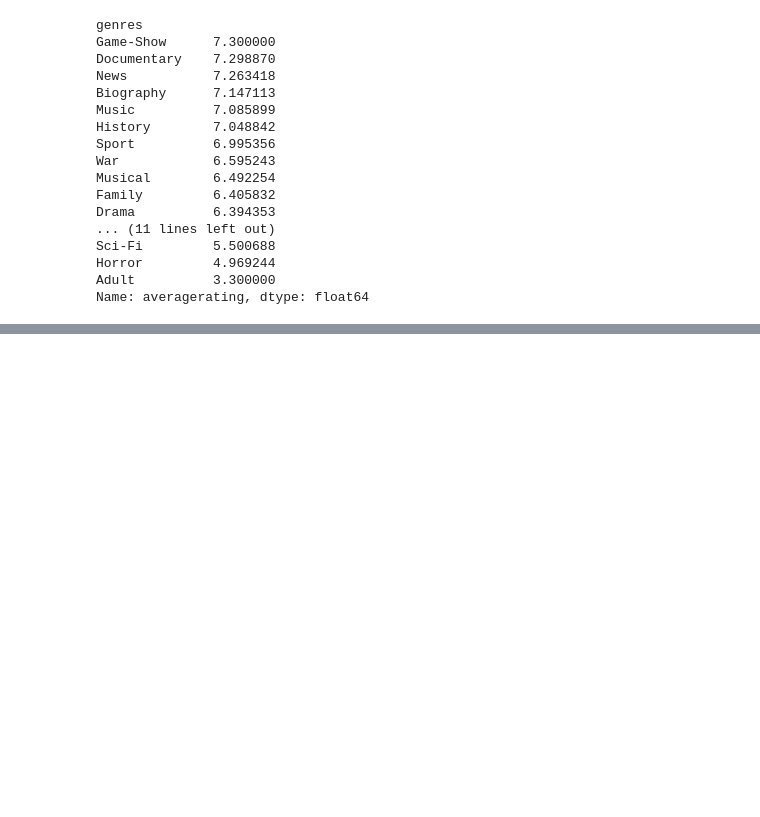
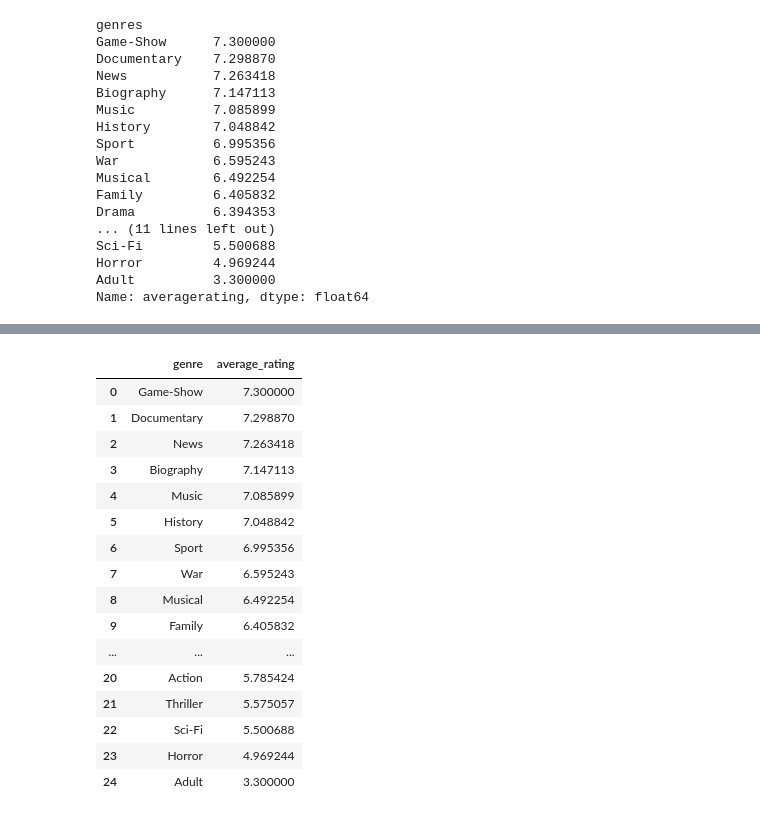
Before and after one commit to Julie97-wb/group6, a Jupyter notebook: main.ipynb, the cells around one changed output, grey strips where cells are left out. Cells and saved outputs as stored; diff of their text form; code cells hidden in the pictures; blank space fills up the shorter version.

Commit message:
Finalize Genre Ratings DataFrame

```diff
--- a/main.ipynb
+++ b/main.ipynb
@@ -901,0 +906,38 @@ Name: averagerating, dtype: float64
+# %%
+# Group, average, and convert to a DataFrame with named columns
+genre_ratings = imdb_df.groupby('genres')['averagerating'].mean().reset_index()
+
+# Rename the columns for clarity
+genre_ratings.columns = ['genre', 'average_rating']
+
+# Sort the DataFrame by average_rating
+genre_ratings = genre_ratings.sort_values(by='average_rating', ascending=False)
+
+# Reset the index to remove numbers on the left
+genre_ratings = genre_ratings.reset_index(drop=True)
+
+
+# Create Top 15 and Top 5 DataFrames for plotting
+top15 = genre_ratings.head(15).copy()
+top5 = genre_ratings.head(5).copy()
+
+# View the result
+genre_ratings
+# %% [output]
+|  | genre | average_rating |
+| 0 | Game-Show | 7.300000 |
+| 1 | Documentary | 7.298870 |
+| 2 | News | 7.263418 |
+| 3 | Biography | 7.147113 |
+| 4 | Music | 7.085899 |
+| 5 | History | 7.048842 |
+| 6 | Sport | 6.995356 |
+| 7 | War | 6.595243 |
+| 8 | Musical | 6.492254 |
+| 9 | Family | 6.405832 |
+| ... | ... | ... |
+| 20 | Action | 5.785424 |
+| 21 | Thriller | 5.575057 |
+| 22 | Sci-Fi | 5.500688 |
+| 23 | Horror | 4.969244 |
+| 24 | Adult | 3.300000 |
```
Also changed, not shown: parts of 1 cell of this notebook.
